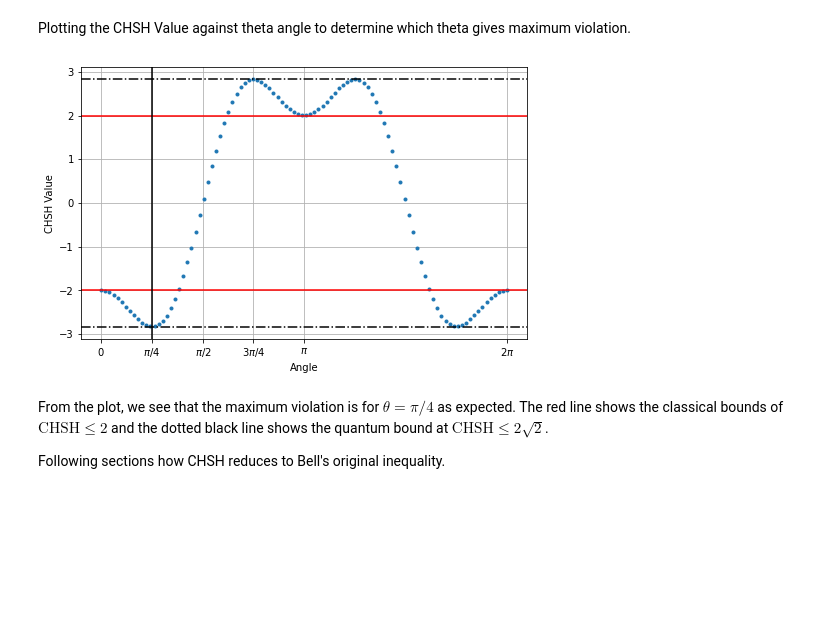
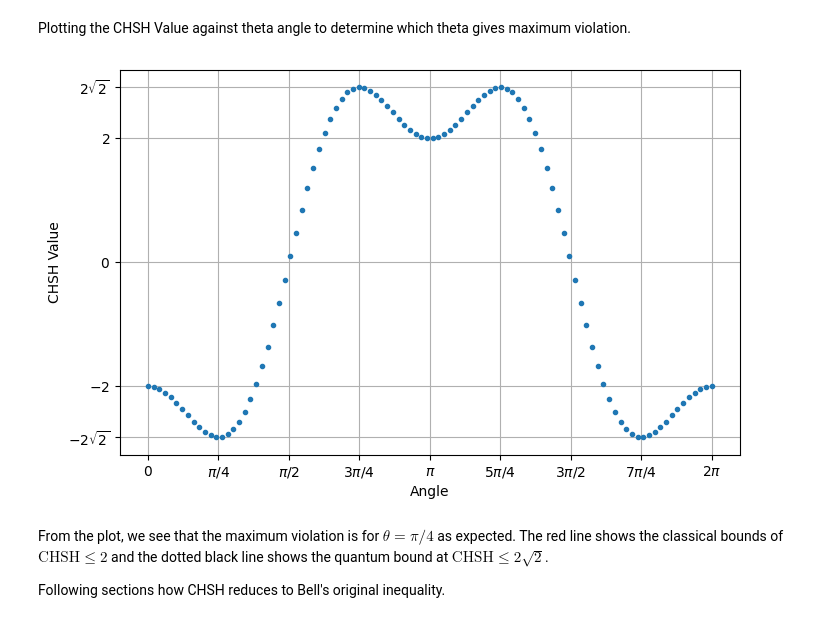
Before and after one commit to amazon-braket/amazon-braket-algorithm-library, a Jupyter notebook: notebooks/textbook/CHSH_Inequality.ipynb, the cells around one changed output. Cells and saved outputs as stored; diff of their text form; code cells hidden in the pictures; blank space fills up the shorter version.

```diff
--- a/notebooks/textbook/CHSH_Inequality.ipynb
+++ b/notebooks/textbook/CHSH_Inequality.ipynb
@@ -77,7 +48,5 @@ To remember the measurement angles one can use the following "thumbs rule":
 # %%
-# Maximum violation of CHSH inequality for singlet states
-
-circuits = create_chsh_inequality_circuits(a2= 0, b1= np.pi / 4, a1= np.pi / 2 , b2=3 * np.pi / 4 )
+circuits = create_chsh_inequality_circuits(a1= np.pi / 2, a2= 0, b1= np.pi / 4,  b2=3 * np.pi / 4)
 
 print("\ncircuit_a1b1: measurement setting for qubit0 at angle a1, qubit1 at angle b1\n",circuits[0])
 print("\ncircuit_a1b2: measurement setting for qubit0 at angle a1, qubit1 at angle b2\n",circuits[1])
@@ -150,22 +119,19 @@ Plotting the CHSH Value against theta angle to determine which theta gives maxim
 # %%
 import matplotlib.pyplot as plt
 
 %matplotlib inline
 
 fig, ax = plt.subplots(figsize=(8, 5))
 plt.plot(angles, chsh_values, ".", label="CHSH Value")
 
 plt.grid(which="major", axis="both")
-plt.axhline(y=2, color="r", linestyle="-")
-plt.axhline(y=-2, color="r", linestyle="-")
-plt.axvline(np.pi / 4, color="k", linestyle="-")
-plt.axhline(y=np.sqrt(2) * 2, color="k", linestyle="-.")
-plt.axhline(y=-np.sqrt(2) * 2, color="k", linestyle="-.")
-plt.xticks([0, np.pi/4, np.pi/2, 3*np.pi/4, np.pi, 2*np.pi], ["$0$", "$\pi/4$", "$\pi/2$", "$3\pi/4$", "$\pi$","$2\pi$"])
+plt.yticks([-np.sqrt(2) * 2, -2, 0, 2, np.sqrt(2) * 2], ["$-2\sqrt{2}$", "$-2$", "$0$", "$2$", "$2\sqrt{2}$"])
+plt.xticks([i*np.pi/4 for i in range(9)], ["$0$", "$\pi/4$", "$\pi/2$", "$3\pi/4$", "$\pi$","$5\pi/4$","$3\pi/2$","$7\pi/4$","$2\pi$"])
+
 plt.xlabel("Angle")
 plt.ylabel("CHSH Value");
 # %% [output]
-[figure, old version]
+[figure, new version]
 # %% [markdown]
 From the plot, we see that the maximum violation is for $\theta = \pi/4$ as expected. The red line shows the classical bounds of $\text{CHSH} \leq 2$ and the dotted black line shows the quantum bound at $\text{CHSH} \leq 2\sqrt{2}$.
 
```
Also changed, not shown: parts of 8 cells of this notebook, 2 other files.
